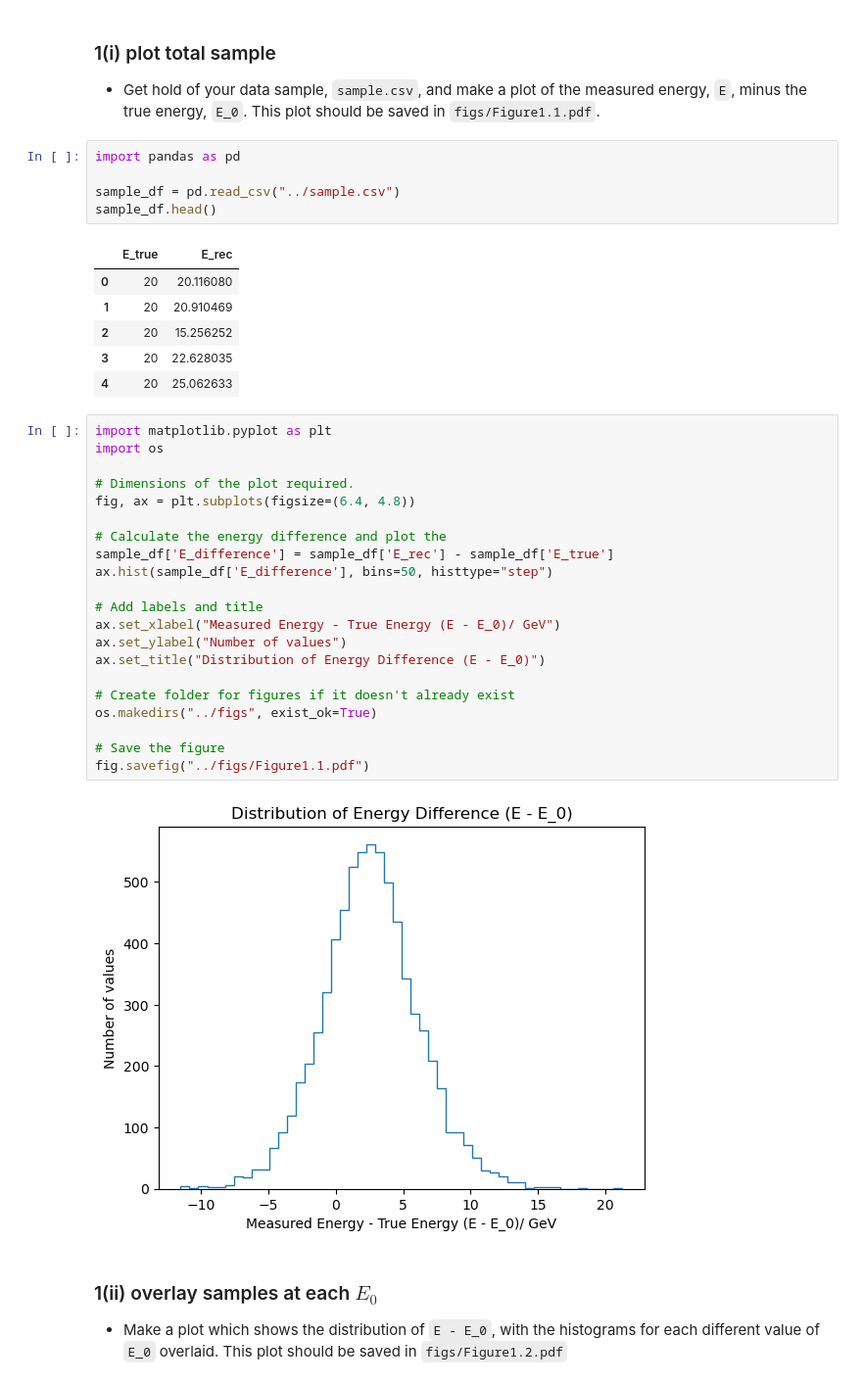
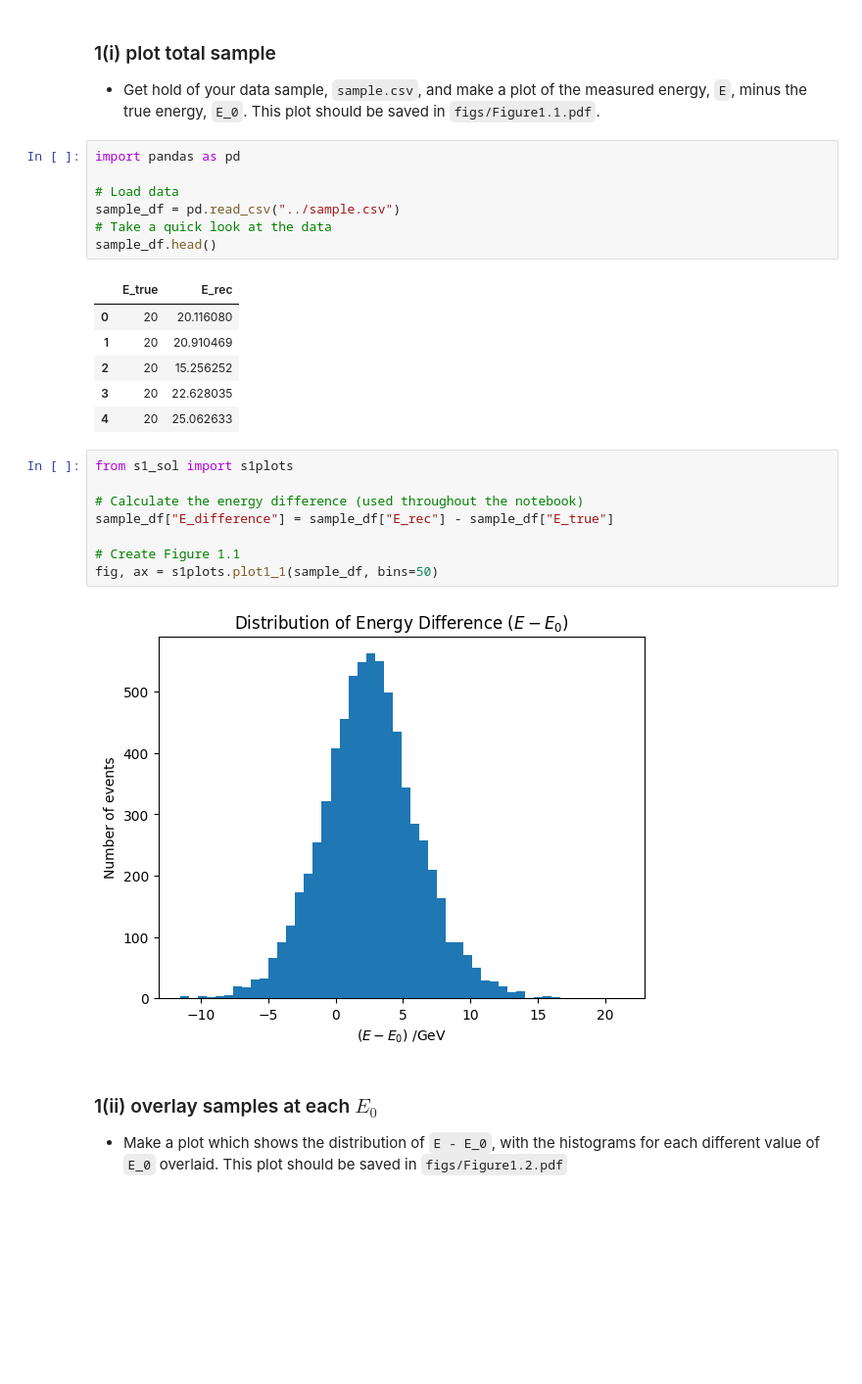
Before and after one commit to Nabeel-CH/photon-detector-calibration, a Jupyter notebook: notebooks/solution.ipynb, the cells around one changed output. Shown: that part at 98% size. Saved outputs shown, nothing was run; the diff lists cells and outputs as text; blank space fills up the shorter version.

```diff
--- a/notebooks/solution.ipynb
+++ b/notebooks/solution.ipynb
@@ -12,7 +12,9 @@
 # %%
 import pandas as pd
 
+# Load data
 sample_df = pd.read_csv("../sample.csv")
+# Take a quick look at the data
 sample_df.head()
 # %% [output]
 |  | E_true | E_rec |
@@ -21,29 +23,16 @@ sample_df.head()
 | 2 | 20 | 15.256252 |
 | 3 | 20 | 22.628035 |
 | 4 | 20 | 25.062633 |
-# %%
-import matplotlib.pyplot as plt
-import os
-
-# Dimensions of the plot required.
-fig, ax = plt.subplots(figsize=(6.4, 4.8))
-
-# Calculate the energy difference and plot the
-sample_df['E_difference'] = sample_df['E_rec'] - sample_df['E_true']
-ax.hist(sample_df['E_difference'], bins=50, histtype="step")
-
-# Add labels and title
-ax.set_xlabel("Measured Energy - True Energy (E - E_0)/ GeV")
-ax.set_ylabel("Number of values")
-ax.set_title("Distribution of Energy Difference (E - E_0)")
-
-# Create folder for figures if it doesn't already exist
-os.makedirs("../figs", exist_ok=True)
-
-# Save the figure
-fig.savefig("../figs/Figure1.1.pdf")
-# %% [output]
-[figure, removed]
+# %%
+from s1_sol import s1plots
+
+# Calculate the energy difference (used throughout the notebook)
+sample_df["E_difference"] = sample_df["E_rec"] - sample_df["E_true"]
+
+# Create Figure 1.1
+fig, ax = s1plots.plot1_1(sample_df, bins=50)
+# %% [output]
+[figure, added]
 # %% [markdown]
 ### 1(ii) overlay samples at each $E_0$
 - Make a plot which shows the distribution of `E - E_0`, with the histograms for each different value of `E_0` overlaid. This plot should be saved in `figs/Figure1.2.pdf`
```
Also changed, not shown: parts of 29 cells of this notebook.
